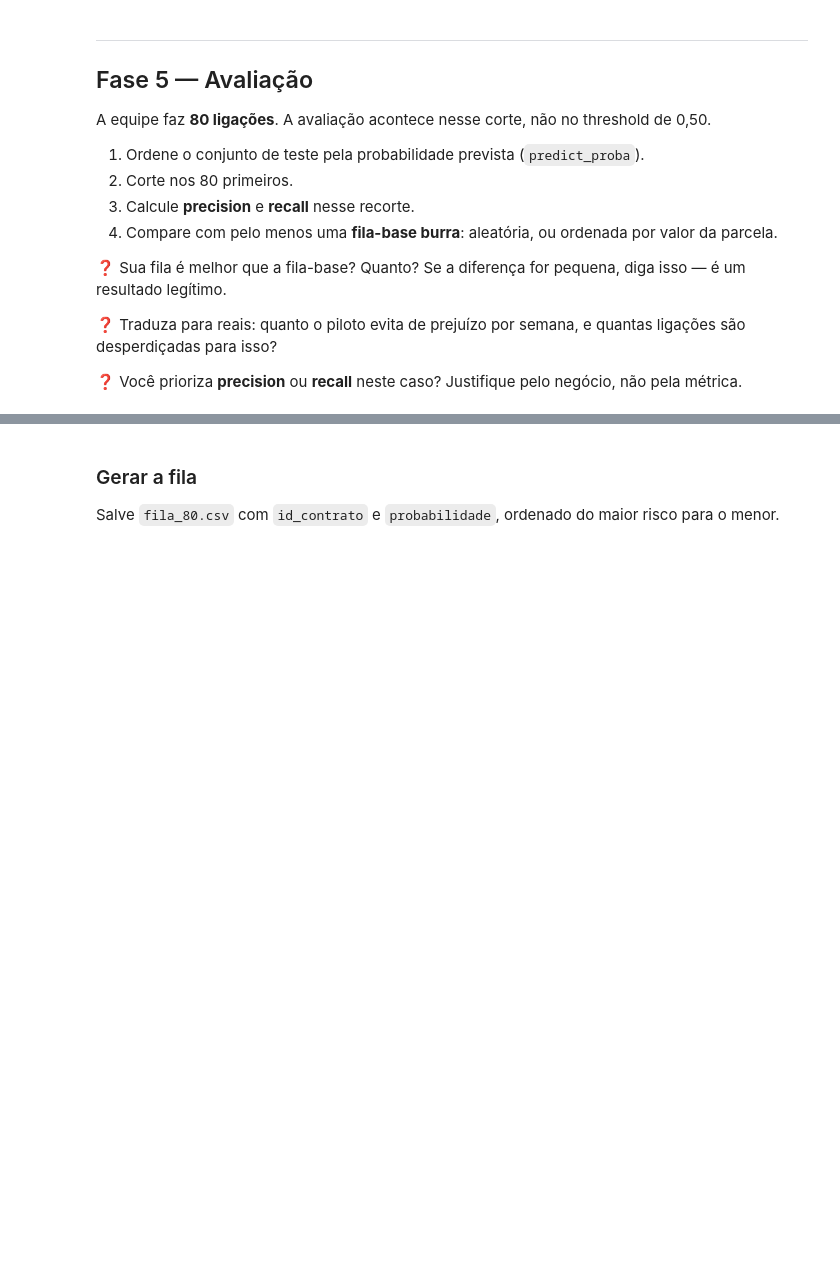
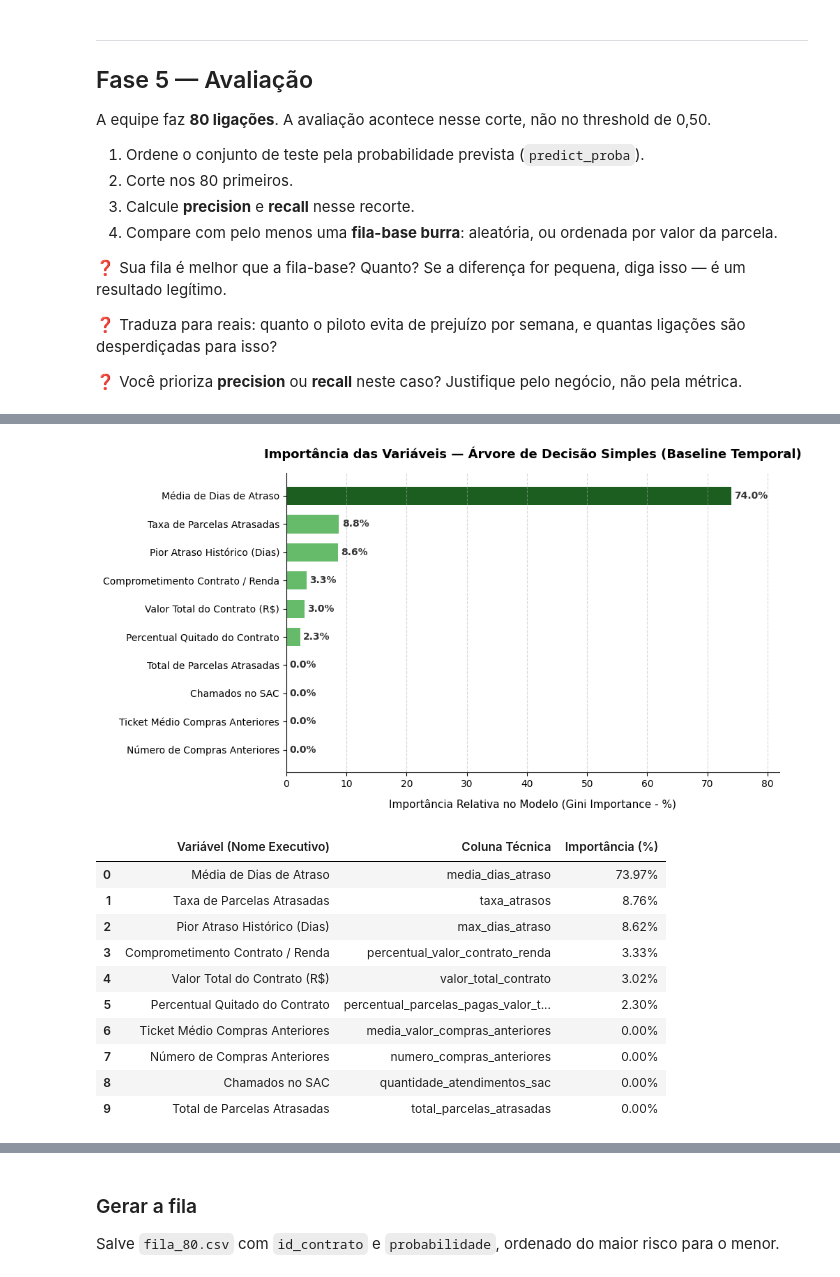
Before and after one commit to raicasale/bemlar, a Jupyter notebook: enunciado.ipynb, the cells around one changed output, grey strips where cells are left out. Drawn from its saved outputs; the diff is of its cells as text; code cells hidden in the pictures; blank space fills up the shorter version.

```diff
--- a/enunciado.ipynb
+++ b/enunciado.ipynb
@@ -580,7 +799,7 @@ def filtra_por_data(df_eventos, chave, col_data, datas_ref, col_ref="data_refere
 
 df_ocorrencias_sac = filtra_por_data(df_eventos=ocorrencias_sac, chave="id_contrato", col_data="data_ocorrencia", datas_ref=alvo)
 df_compras = filtra_por_data(df_eventos=compras, chave="id_cliente", col_data="data_compra", datas_ref=alvo)
-df_pagamentos = filtra_por_data(df_eventos=pagamentos, chave="id_contrato", col_data="data_pagamento", datas_ref=alvo)
+df_pagamentos = filtra_por_data(df_eventos=pagamentos, chave="id_contrato", col_data="data_vencimento", datas_ref=alvo)
 df_score_bureau = filtra_por_data(df_eventos=score_bureau, chave="id_contrato", col_data="data_consulta", datas_ref=alvo)
 # %% [markdown]
 ### 3.3 Construir as features
@@ -807 +1312,71 @@ A equipe faz **80 ligações**. A avaliação acontece nesse corte, não no thre
+# %%
+# ==============================================================================
+# IMPORTÂNCIA DE VARIÁVEIS (FEATURE IMPORTANCE) — ÁRVORE DE DECISÃO (TEMPORAL)
+# ==============================================================================
+# A árvore simples (max_depth=3) realiza no máximo 7 divisões gananciosas (greedy).
+# Ela concentra a maior parte do peso na variável de maior ganho imediato de informação.
+
+# 1. Extração dos pesos relativos da Árvore de Decisão
+df_imp_dt = pd.DataFrame({
+    "Feature": features_preditivas,
+    "Importancia_Pct": dt_temp.feature_importances_ * 100
+}).sort_values(by="Importancia_Pct", ascending=True)
+
+# 2. Mapeamento para nomes executivos legíveis
+nomes_legiveis = {
+    "media_dias_atraso": "Média de Dias de Atraso",
+    "taxa_atrasos": "Taxa de Parcelas Atrasadas",
+    "max_dias_atraso": "Pior Atraso Histórico (Dias)",
+    "percentual_valor_contrato_renda": "Comprometimento Contrato / Renda",
+    "valor_total_contrato": "Valor Total do Contrato (R$)",
+    "percentual_parcelas_pagas_valor_total": "Percentual Quitado do Contrato",
+    "total_parcelas_atrasadas": "Total de Parcelas Atrasadas",
+    "media_valor_compras_anteriores": "Ticket Médio Compras Anteriores",
+    "numero_compras_anteriores": "Número de Compras Anteriores",
+    "quantidade_atendimentos_sac": "Chamados no SAC"
+}
+df_imp_dt["Nome_Legivel"] = df_imp_dt["Feature"].map(nomes_legiveis)
+
+# 3. Gráfico de Barras Horizontal (Árvore de Decisão)
+plt.figure(figsize=(10, 5.5))
+
+# Destaque em verde escuro para a variável dominante e verde médio para as demais
+cores_dt = ["#1b5e20" if f == "media_dias_atraso" else "#66bb6a" if imp > 0 else "#bdbdbd"
+            for f, imp in zip(df_imp_dt["Feature"], df_imp_dt["Importancia_Pct"])]
+
+barras_dt = plt.barh(df_imp_dt["Nome_Legivel"], df_imp_dt["Importancia_Pct"], color=cores_dt, height=0.65)
+
+for barra in barras_dt:
+    largura = barra.get_width()
+    plt.text(largura + 0.5, barra.get_y() + barra.get_height() / 2, f"{largura:.1f}%",
+             va="center", ha="left", fontsize=10, fontweight="bold", color="#333333")
+
+plt.title("Importância das Variáveis — Árvore de Decisão Simples (Baseline Temporal)", fontsize=13, fontweight="bold", pad=15)
+plt.xlabel("Importância Relativa no Modelo (Gini Importance - %)", fontsize=11, labelpad=10)
+plt.xlim(0, max(df_imp_dt["Importancia_Pct"]) + 8)
+plt.grid(axis="x", linestyle="--", alpha=0.5)
+plt.gca().spines["top"].set_visible(False)
+plt.gca().spines["right"].set_visible(False)
+plt.tight_layout()
+plt.show()
+
+# 4. Tabela consolidada da Árvore de Decisão
+tabela_dt = df_imp_dt[["Nome_Legivel", "Feature", "Importancia_Pct"]].sort_values(by="Importancia_Pct", ascending=False).reset_index(drop=True)
+tabela_dt.columns = ["Variável (Nome Executivo)", "Coluna Técnica", "Importância (%)"]
+tabela_dt["Importância (%)"] = tabela_dt["Importância (%)"].map("{:.2f}%".format)
+
+display(tabela_dt)
+# %% [output]
+[figure, added]
+|  | Variável (Nome Executivo) | Coluna Técnica | Importância (%) |
+| 0 | Média de Dias de Atraso | media_dias_atraso | 73.97% |
+| 1 | Taxa de Parcelas Atrasadas | taxa_atrasos | 8.76% |
+| 2 | Pior Atraso Histórico (Dias) | max_dias_atraso | 8.62% |
+| 3 | Comprometimento Contrato / Renda | percentual_valor_contrato_renda | 3.33% |
+| 4 | Valor Total do Contrato (R$) | valor_total_contrato | 3.02% |
+| 5 | Percentual Quitado do Contrato | percentual_parcelas_pagas_valor_t... | 2.30% |
+| 6 | Ticket Médio Compras Anteriores | media_valor_compras_anteriores | 0.00% |
+| 7 | Número de Compras Anteriores | numero_compras_anteriores | 0.00% |
+| 8 | Chamados no SAC | quantidade_atendimentos_sac | 0.00% |
+| 9 | Total de Parcelas Atrasadas | total_parcelas_atrasadas | 0.00% |
 # %%
```
Also changed, not shown: parts of 40 cells of this notebook, 2 other files.
